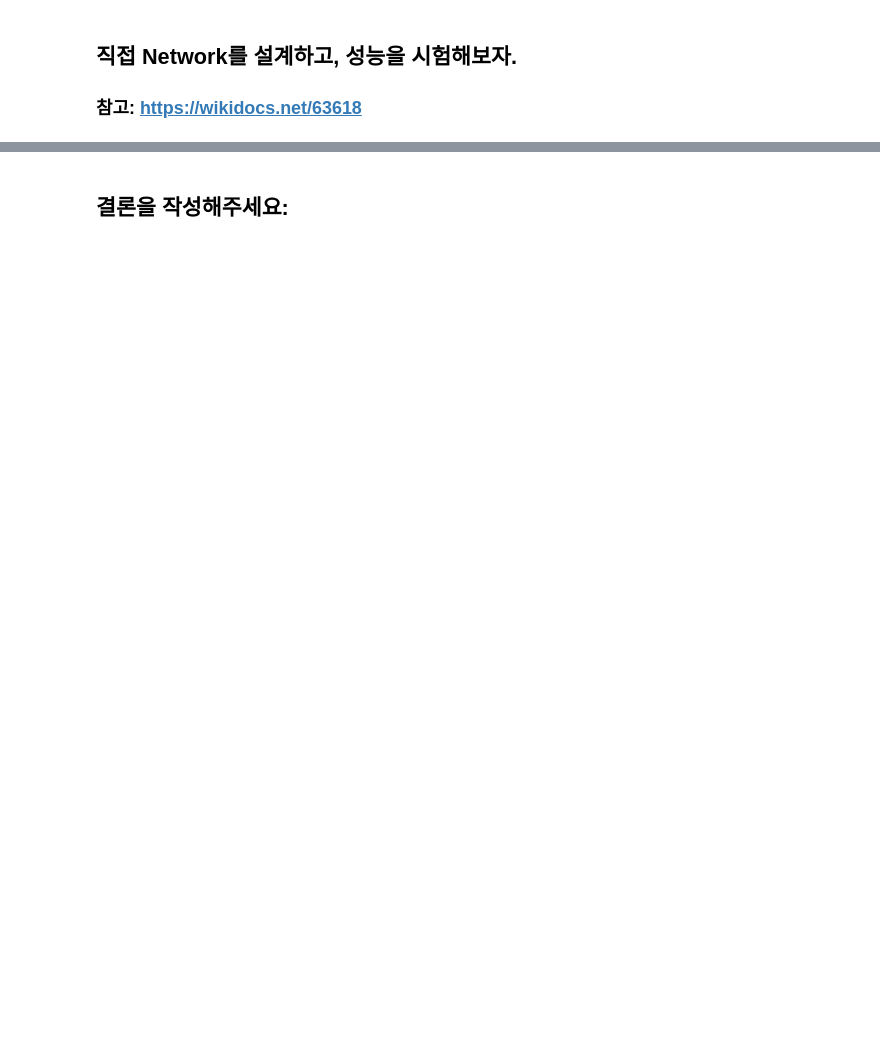
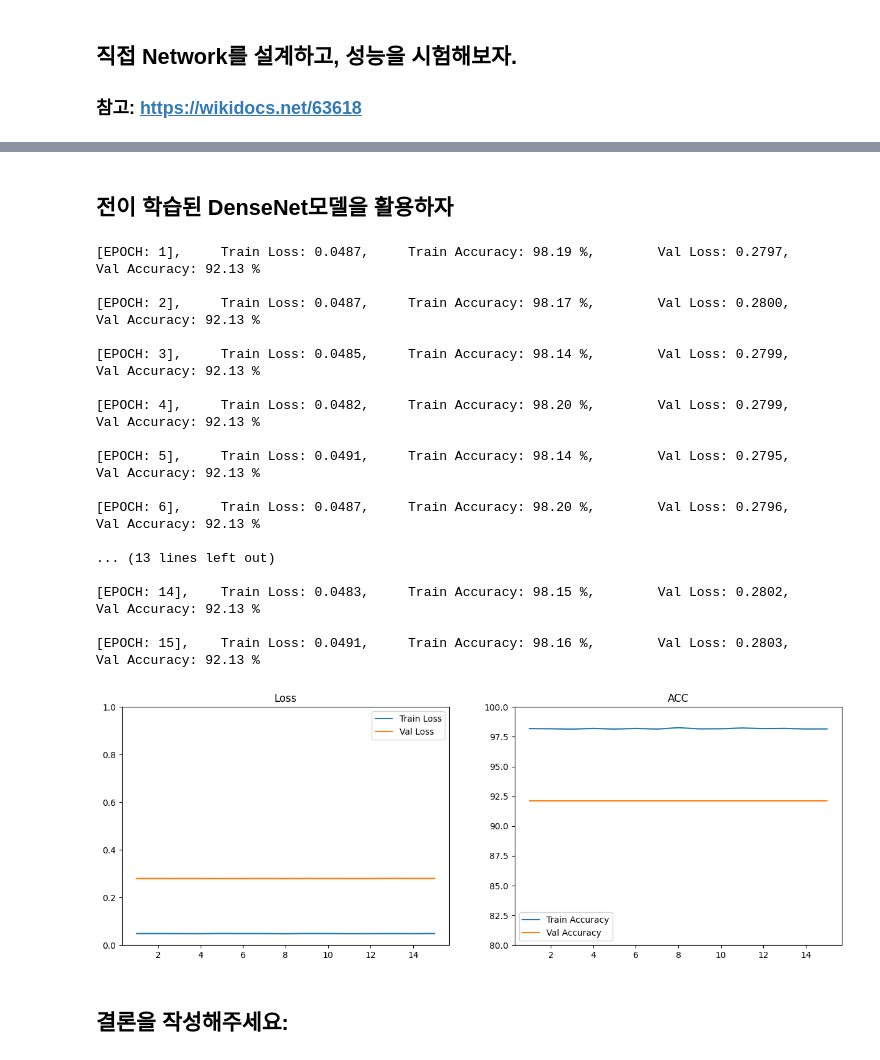
Before and after one commit to dorae222/Tobigs20, a Jupyter notebook: week6/NNAdv/NN_Adv_Assignment.ipynb, the cells around one changed output, grey strips where cells are left out. Cells and saved outputs as stored; diff of their text form; code cells hidden in the pictures; blank space fills up the shorter version.

```diff
--- a/week6/NNAdv/NN_Adv_Assignment.ipynb
+++ b/week6/NNAdv/NN_Adv_Assignment.ipynb
@@ -80,6 +89,11 @@ X_train = X_train / 255.0
 X_val = X_val / 255.0
 X_test = X_test / 255.0
 
+# 데이터 차원 조정 (batch_size, channel, height, width)
+X_train = X_train.reshape(-1, 1, 28, 28)
+X_val = X_val.reshape(-1, 1, 28, 28)
+X_test = X_test.reshape(-1, 1, 28, 28)
+
 X_train = torch.FloatTensor(X_train)
 y_train = torch.LongTensor(y_train)
 
@@ -274,0 +312,2 @@ plt.show()
+# %% [markdown]
+## 전이 학습된 DenseNet모델을 활용하자
@@ -275,2 +343,52 @@ plt.show()
+# %%
+result_list = []
+for epoch in range(1, EPOCHS + 1):
+  train_loss, train_accuracy = train(model, train_loader)
+  val_loss, val_accuracy = evaluate(model, val_loader)
+  print(f"[EPOCH: {epoch}], \tTrain Loss: {train_loss:.4f}, \tTrain Accuracy: {train_accuracy:.2f} %, \tVal Loss: {val_loss:.4f}, \tVal Accuracy: {val_accuracy:.2f} % \n")
+  result = {
+    'EPOCH': epoch,
+    'Train Loss': train_loss,
+    'Train Accuracy': train_accuracy,
+    'Val Loss': val_loss,
+    'Val Accuracy': val_accuracy}
+
+  result_list.append(result)
+result_df = pd.DataFrame(result_list)
+
+fig, axes = plt.subplots(nrows=1, ncols=2, figsize=(15, 5))
+
+axes[0].plot(result_df['EPOCH'], result_df['Train Loss'], label='Train Loss')
+axes[0].plot(result_df['EPOCH'], result_df['Val Loss'], label='Val Loss')
+axes[0].set_ylim(0.0, 1)
+axes[0].legend()
+axes[0].set_title('Loss')
+
+axes[1].plot(result_df['EPOCH'], result_df['Train Accuracy'], label='Train Accuracy')
+axes[1].plot(result_df['EPOCH'], result_df['Val Accuracy'], label='Val Accuracy')
+axes[1].set_ylim(80, 100)
+axes[1].legend()
+axes[1].set_title('ACC')
+
+plt.show()
+# %% [output]
+[EPOCH: 1],     Train Loss: 0.0487,     Train Accuracy: 98.19 %,        Val Loss: 0.2797,       Val Accuracy: 92.13 %
+
+[EPOCH: 2],     Train Loss: 0.0487,     Train Accuracy: 98.17 %,        Val Loss: 0.2800,       Val Accuracy: 92.13 %
+
+[EPOCH: 3],     Train Loss: 0.0485,     Train Accuracy: 98.14 %,        Val Loss: 0.2799,       Val Accuracy: 92.13 %
+
+[EPOCH: 4],     Train Loss: 0.0482,     Train Accuracy: 98.20 %,        Val Loss: 0.2799,       Val Accuracy: 92.13 %
+
+[EPOCH: 5],     Train Loss: 0.0491,     Train Accuracy: 98.14 %,        Val Loss: 0.2795,       Val Accuracy: 92.13 %
+
+[EPOCH: 6],     Train Loss: 0.0487,     Train Accuracy: 98.20 %,        Val Loss: 0.2796,       Val Accuracy: 92.13 %
+
+... (13 lines left out)
+
+[EPOCH: 14],    Train Loss: 0.0483,     Train Accuracy: 98.15 %,        Val Loss: 0.2802,       Val Accuracy: 92.13 %
+
+[EPOCH: 15],    Train Loss: 0.0491,     Train Accuracy: 98.16 %,        Val Loss: 0.2803,       Val Accuracy: 92.13 %
+[figure, added]
 # %% [markdown]
 ## 결론을 작성해주세요:
```
Also changed, not shown: parts of 12 cells of this notebook.
